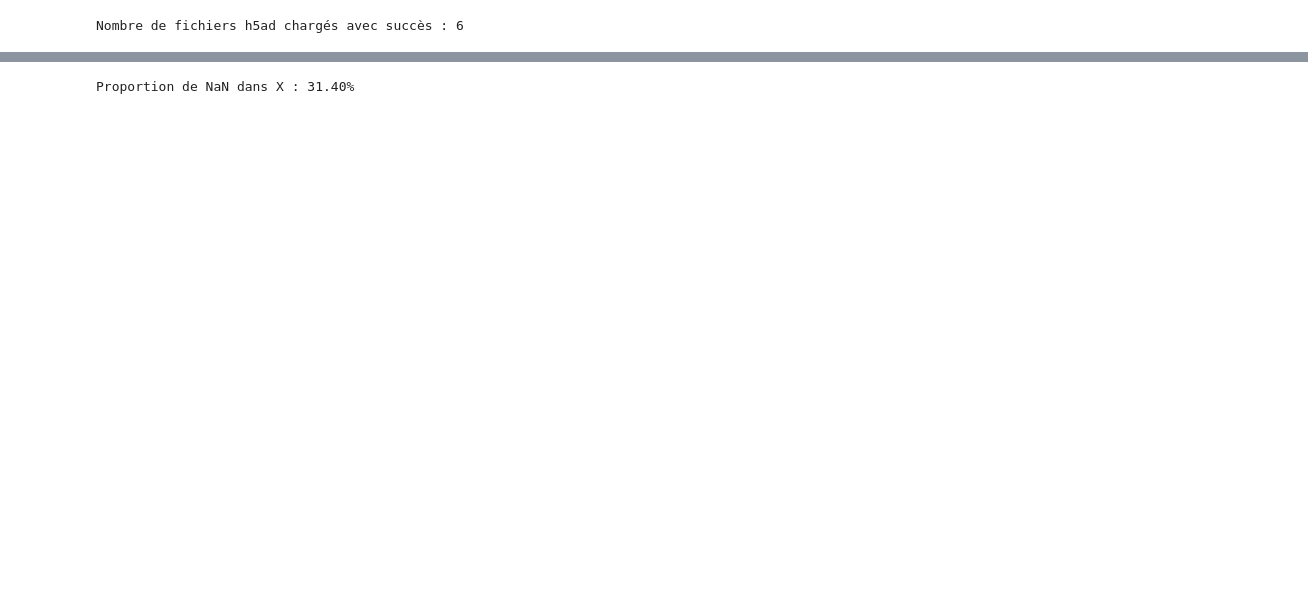
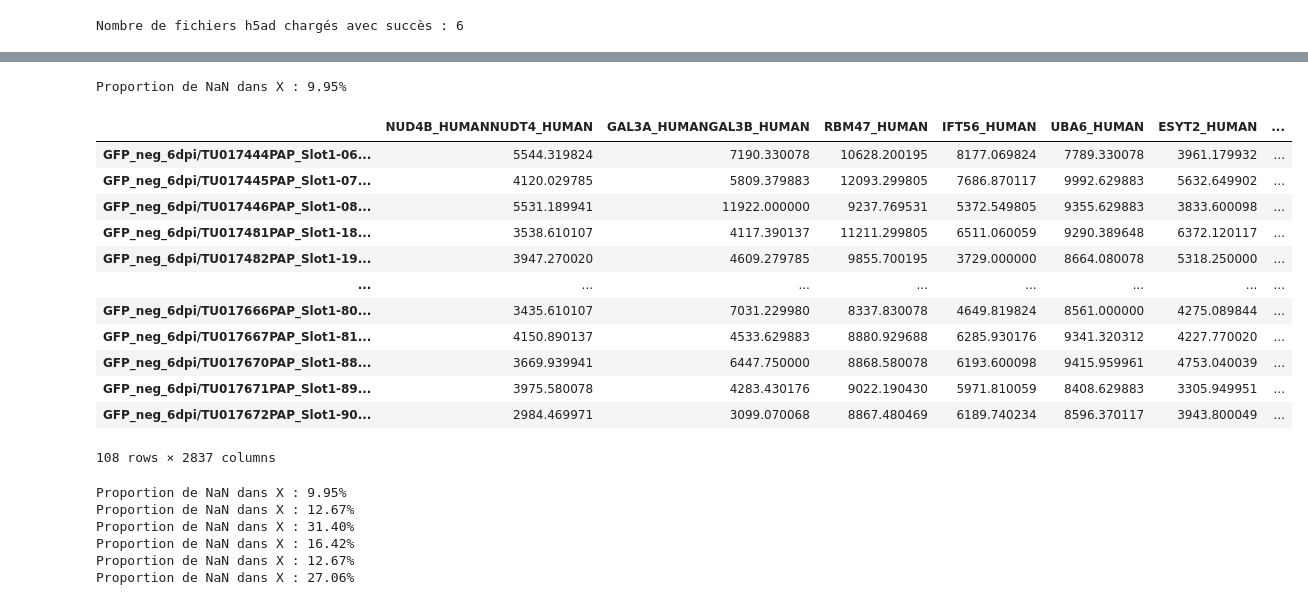
Before and after one commit to Yohan-b976/Transcriptomic-and-proteomic-sc-analysis, a Jupyter notebook: Pipeline Folder scProteomic/Notebook files/scP 0.1.ipynb, the cells around one changed output, grey strips where cells are left out. Drawn from its saved outputs; the diff is of its cells as text; code cells hidden in the pictures; blank space fills up the shorter version.

```diff
--- a/Pipeline Folder scProteomic/Notebook files/scP 0.1.ipynb
+++ b/Pipeline Folder scProteomic/Notebook files/scP 0.1.ipynb
@@ -814,6 +814,6 @@ ArrayView([[    nan, 2108.71, 4227.87, ...,     nan,     nan, 1750.73],
 # %%
 adatas_red = []
-data_dir = '/home/ybeaumatin/Documents/Data processing pipeline/scP/Output/Formated_data'
+data_dir = 'G:/Data processing pipeline 0.1 Yohan/scP/Output/Formated_data'
 
 for filename in os.listdir(data_dir):
     if filename.endswith('.h5ad'):
@@ -821,7 +821,7 @@ for filename in os.listdir(data_dir):
             adata.var_names_make_unique()
             adatas_red.append(adata)
 
-print(f"Nombre de fichiers h5ad chargés avec succès : {len(adatas)}")
+print(f"Nombre de fichiers h5ad chargés avec succès : {len(adatas_red)}")
 # %% [output]
 Nombre de fichiers h5ad chargés avec succès : 6
 # %%
@@ -872,8 +894,8 @@ Note: you may need to restart the kernel to use updated packages.
 # %%
 from missforest import MissForest
 # %%
-nan_percentage = np.isnan(adatas_red[1].X).mean()
+nan_percentage = np.isnan(adatas_red[0].X).mean()
 print(f"Proportion de NaN dans X : {nan_percentage:.2%}")
 # %% [output]
-Proportion de NaN dans X : 31.40%
+Proportion de NaN dans X : 9.95%
 # %%
@@ -884,2 +907,20 @@ X_imputed = miss_forest.fit_transform(X)
 # %%
 X_imputed
+# %%
+df = adatas_red[1].to_df()
+# %%
+df
+# %% [output]
+|  | NUD4B_HUMANNUDT4_HUMAN | GAL3A_HUMANGAL3B_HUMAN | RBM47_HUMAN | IFT56_HUMAN | UBA6_HUMAN | ESYT2_HUMAN | ... |
+| GFP_neg_6dpi/TU017444PAP_Slot1-06... | 5544.319824 | 7190.330078 | 10628.200195 | 8177.069824 | 7789.330078 | 3961.179932 | ... |
+| GFP_neg_6dpi/TU017445PAP_Slot1-07... | 4120.029785 | 5809.379883 | 12093.299805 | 7686.870117 | 9992.629883 | 5632.649902 | ... |
+| GFP_neg_6dpi/TU017446PAP_Slot1-08... | 5531.189941 | 11922.000000 | 9237.769531 | 5372.549805 | 9355.629883 | 3833.600098 | ... |
+| GFP_neg_6dpi/TU017481PAP_Slot1-18... | 3538.610107 | 4117.390137 | 11211.299805 | 6511.060059 | 9290.389648 | 6372.120117 | ... |
+| GFP_neg_6dpi/TU017482PAP_Slot1-19... | 3947.270020 | 4609.279785 | 9855.700195 | 3729.000000 | 8664.080078 | 5318.250000 | ... |
+| ... | ... | ... | ... | ... | ... | ... | ... |
+| GFP_neg_6dpi/TU017666PAP_Slot1-80... | 3435.610107 | 7031.229980 | 8337.830078 | 4649.819824 | 8561.000000 | 4275.089844 | ... |
+| GFP_neg_6dpi/TU017667PAP_Slot1-81... | 4150.890137 | 4533.629883 | 8880.929688 | 6285.930176 | 9341.320312 | 4227.770020 | ... |
+| GFP_neg_6dpi/TU017670PAP_Slot1-88... | 3669.939941 | 6447.750000 | 8868.580078 | 6193.600098 | 9415.959961 | 4753.040039 | ... |
+| GFP_neg_6dpi/TU017671PAP_Slot1-89... | 3975.580078 | 4283.430176 | 9022.190430 | 5971.810059 | 8408.629883 | 3305.949951 | ... |
+| GFP_neg_6dpi/TU017672PAP_Slot1-90... | 2984.469971 | 3099.070068 | 8867.480469 | 6189.740234 | 8596.370117 | 3943.800049 | ... |
+108 rows × 2837 columns
@@ -885,0 +947,11 @@ X_imputed
+# %%
+for ad in adatas_red:
+    nan_percentage = np.isnan(ad.X).mean()
+    print(f"Proportion de NaN dans X : {nan_percentage:.2%}")
+# %% [output]
+Proportion de NaN dans X : 9.95%
+Proportion de NaN dans X : 12.67%
+Proportion de NaN dans X : 31.40%
+Proportion de NaN dans X : 16.42%
+Proportion de NaN dans X : 12.67%
+Proportion de NaN dans X : 27.06%
```
Also changed, not shown: parts of 24 cells of this notebook.
